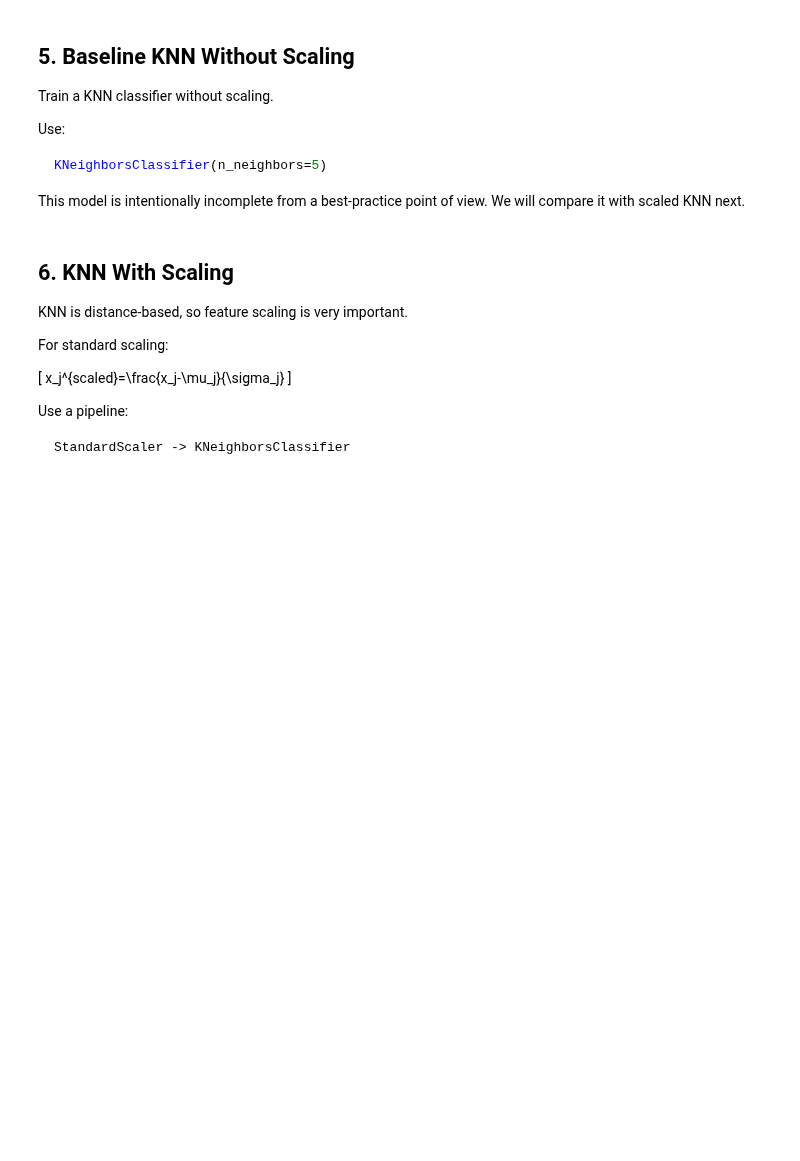
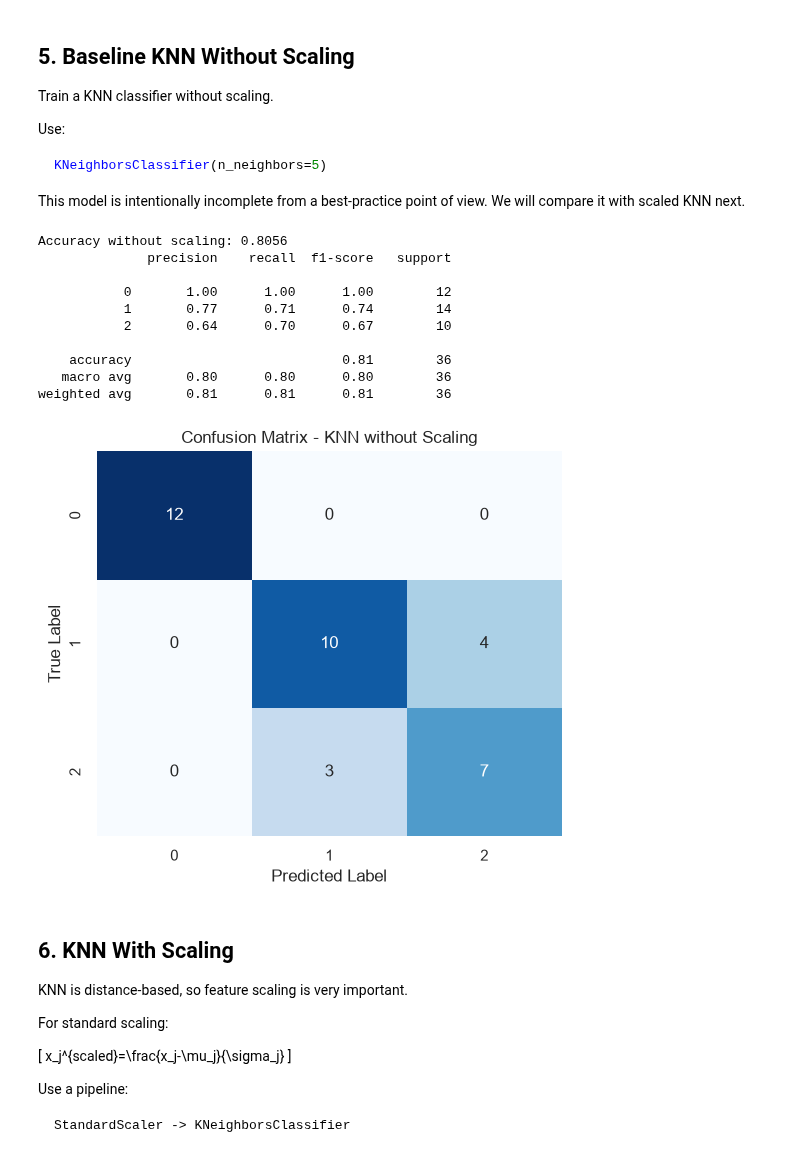
Before and after one commit to rakesh-kumar07/LogicMojo-AI-ML-June26-rakesh, a Jupyter notebook: Assignment/03_k_nearest_neighbors/wine_knn_assignment.ipynb, the cells around one changed output. Drawn from its saved outputs; the diff is of its cells as text; code cells hidden in the pictures; blank space fills up the shorter version.

```diff
--- a/Assignment/03_k_nearest_neighbors/wine_knn_assignment.ipynb
+++ b/Assignment/03_k_nearest_neighbors/wine_knn_assignment.ipynb
@@ -102,0 +112,8 @@ raise NotImplementedError("Check train-test class distribution")
+# %%
+X_train, X_test, y_train, y_test = train_test_split(
+    X,
+    y,
+    test_size=0.2,
+    random_state=RANDOM_STATE,
+    stratify=y
+)
@@ -126,3 +151,31 @@ raise NotImplementedError("Evaluate KNN without scaling")
+# %%
+knn_no_scaling = KNeighborsClassifier(n_neighbors=5)
+knn_no_scaling.fit(X_train, y_train)
+y_pred_no_scaling = knn_no_scaling.predict(X_test)
+# %%
+acc_no_scaling = accuracy_score(y_test, y_pred_no_scaling)
+print(f'Accuracy without scaling: {acc_no_scaling:.4f}')
+print(classification_report(y_test, y_pred_no_scaling))
+
+cm_no_scaling = confusion_matrix(y_test, y_pred_no_scaling)
+plt.figure(figsize=(6, 5))
+sns.heatmap(cm_no_scaling, annot=True, fmt='d', cmap='Blues', cbar=False)
+plt.title('Confusion Matrix - KNN without Scaling')
+plt.xlabel('Predicted Label')
+plt.ylabel('True Label')
+plt.show()
+# %% [output]
+Accuracy without scaling: 0.8056
+              precision    recall  f1-score   support
+
+           0       1.00      1.00      1.00        12
+           1       0.77      0.71      0.74        14
+           2       0.64      0.70      0.67        10
+
+    accuracy                           0.81        36
+   macro avg       0.80      0.80      0.80        36
+weighted avg       0.81      0.81      0.81        36
+[figure, added]
 # %% [markdown]
 ## 6. KNN With Scaling
 
```
Also changed, not shown: parts of 45 cells of this notebook, 1 other file.
